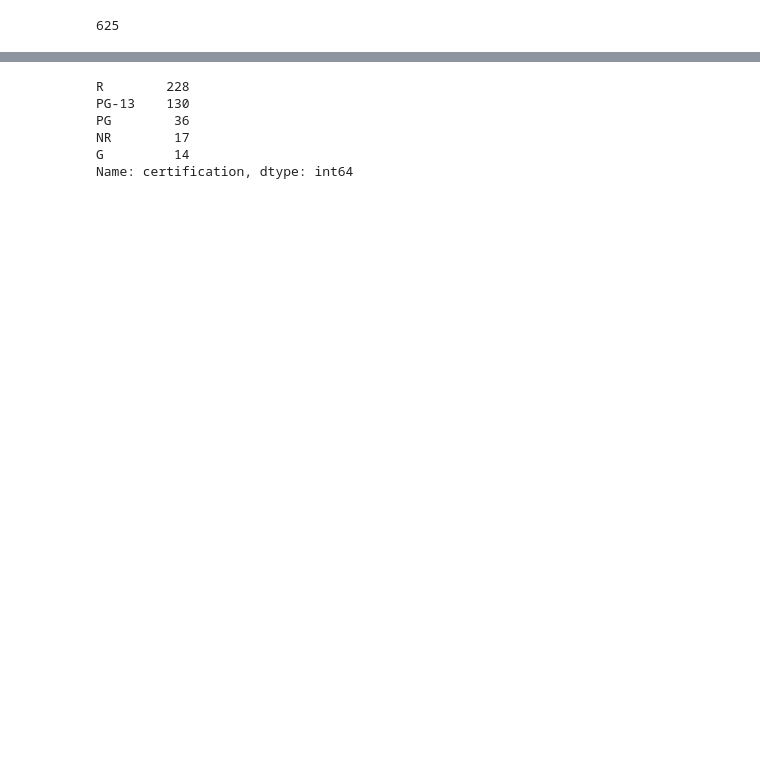
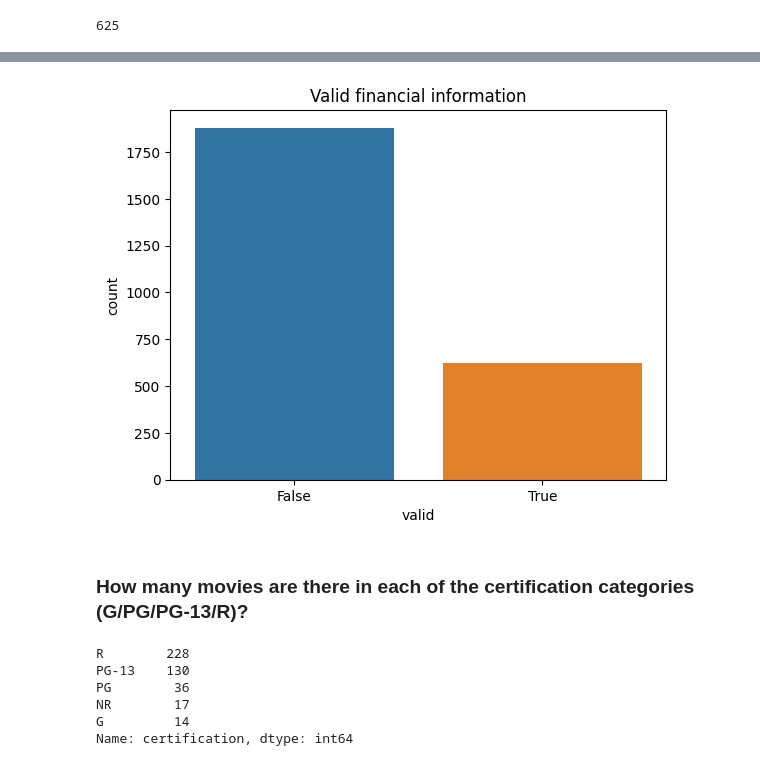
Before and after one commit to Martishamao/IMDB_Project, a Jupyter notebook: Project 3, Part 2.ipynb, the cells around one changed output, grey strips where cells are left out. Drawn from its saved outputs; the diff is of its cells as text; code cells hidden in the pictures; blank space fills up the shorter version.

```diff
--- a/Project 3, Part 2.ipynb
+++ b/Project 3, Part 2.ipynb
@@ -137,3 +146,10 @@ df[(df['budget']>0)|(df['revenue']>0)].shape[0]
+# %%
+sns.countplot(data=df, x= 'valid')
+plt.title('Valid financial information');
+# %% [output]
+[figure, added]
+# %% [markdown]
+### How many movies are there in each of the certification categories (G/PG/PG-13/R)?
 # %%
 dfc = df[(df['budget']>0)|(df['revenue']>0)]
 # %%
```
Also changed, not shown: parts of 14 cells of this notebook.
